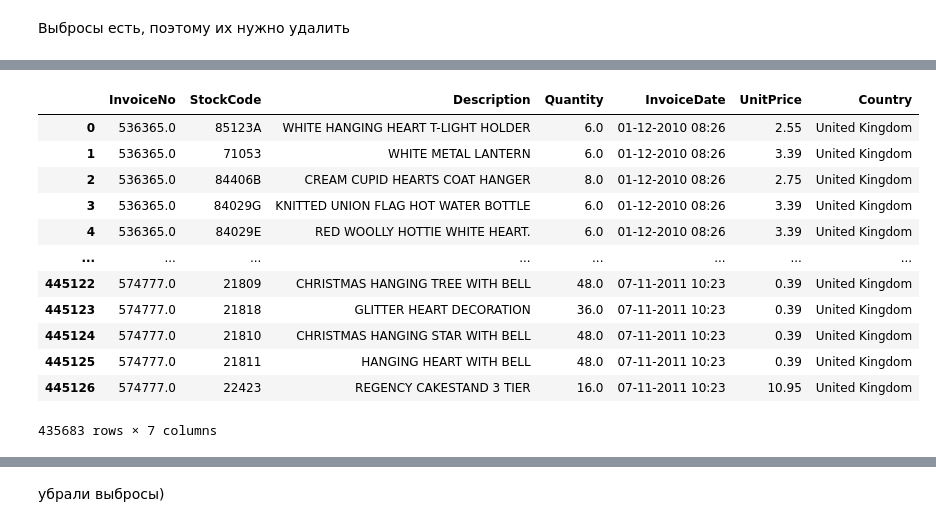
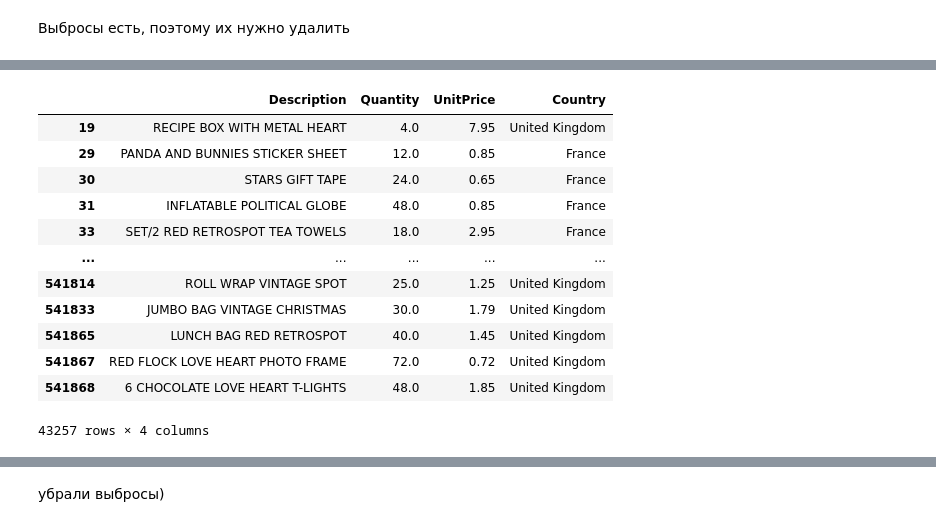
Before and after one commit to VOL-EM2024/mo, a Jupyter notebook: Задание_4.ipynb, the cells around one changed output, grey strips where cells are left out. Cells and saved outputs as stored; diff of their text form; code cells hidden in the pictures.

```diff
--- a/Задание_4.ipynb
+++ b/Задание_4.ipynb
@@ -80,6 +80,6 @@ memory usage: 28.6+ MB
 # %% [markdown]
 колонка "CustomerID" выделяется, поэтому мы удаляем его
 # %%
-df = df.drop(columns = ['CustomerID'])
+df = df.drop(columns = ['CustomerID', 'InvoiceNo', 'StockCode', 'InvoiceDate'])
 df
 # %% [output]
@@ -115,25 +112,25 @@ from detectorusoutlierus import outliers as do
 # %%
 #Методом среднего
 outlier_detector = do.Outline(df)
-columns = ['Quantity', 'UnitPrice', 'InvoiceNo']
+columns = ['Quantity', 'UnitPrice']
 for col in columns:
     outliers_kvart = outlier_detector.detect_outlier_mean_std(col)
     df = pd.concat([df, outliers_kvart, outliers_kvart]).drop_duplicates(keep=False)
 df
 # %% [output]
-|  | InvoiceNo | StockCode | Description | Quantity | InvoiceDate | UnitPrice | Country |
-| 0 | 536365.0 | 85123A | WHITE HANGING HEART T-LIGHT HOLDER | 6.0 | 01-12-2010 08:26 | 2.55 | United Kingdom |
-| 1 | 536365.0 | 71053 | WHITE METAL LANTERN | 6.0 | 01-12-2010 08:26 | 3.39 | United Kingdom |
-| 2 | 536365.0 | 84406B | CREAM CUPID HEARTS COAT HANGER | 8.0 | 01-12-2010 08:26 | 2.75 | United Kingdom |
-| 3 | 536365.0 | 84029G | KNITTED UNION FLAG HOT WATER BOTTLE | 6.0 | 01-12-2010 08:26 | 3.39 | United Kingdom |
-| 4 | 536365.0 | 84029E | RED WOOLLY HOTTIE WHITE HEART. | 6.0 | 01-12-2010 08:26 | 3.39 | United Kingdom |
-| ... | ... | ... | ... | ... | ... | ... | ... |
-| 445122 | 574777.0 | 21809 | CHRISTMAS HANGING TREE WITH BELL | 48.0 | 07-11-2011 10:23 | 0.39 | United Kingdom |
-| 445123 | 574777.0 | 21818 | GLITTER HEART DECORATION | 36.0 | 07-11-2011 10:23 | 0.39 | United Kingdom |
-| 445124 | 574777.0 | 21810 | CHRISTMAS HANGING STAR WITH BELL | 48.0 | 07-11-2011 10:23 | 0.39 | United Kingdom |
-| 445125 | 574777.0 | 21811 | HANGING HEART WITH BELL | 48.0 | 07-11-2011 10:23 | 0.39 | United Kingdom |
-| 445126 | 574777.0 | 22423 | REGENCY CAKESTAND 3 TIER | 16.0 | 07-11-2011 10:23 | 10.95 | United Kingdom |
+|  | Description | Quantity | UnitPrice | Country |
+| 19 | RECIPE BOX WITH METAL HEART | 4.0 | 7.95 | United Kingdom |
+| 29 | PANDA AND BUNNIES STICKER SHEET | 12.0 | 0.85 | France |
+| 30 | STARS GIFT TAPE | 24.0 | 0.65 | France |
+| 31 | INFLATABLE POLITICAL GLOBE | 48.0 | 0.85 | France |
+| 33 | SET/2 RED RETROSPOT TEA TOWELS | 18.0 | 2.95 | France |
+| ... | ... | ... | ... | ... |
+| 541814 | ROLL WRAP VINTAGE SPOT | 25.0 | 1.25 | United Kingdom |
+| 541833 | JUMBO BAG VINTAGE CHRISTMAS | 30.0 | 1.79 | United Kingdom |
+| 541865 | LUNCH BAG RED RETROSPOT | 40.0 | 1.45 | United Kingdom |
+| 541867 | RED FLOCK LOVE HEART PHOTO FRAME | 72.0 | 0.72 | United Kingdom |
+| 541868 | 6 CHOCOLATE LOVE HEART T-LIGHTS | 48.0 | 1.85 | United Kingdom |
-435683 rows × 7 columns
+43257 rows × 4 columns
 # %%
 sns.boxplot(df)
 # %% [output]
```
Also changed, not shown: parts of 25 cells of this notebook.
